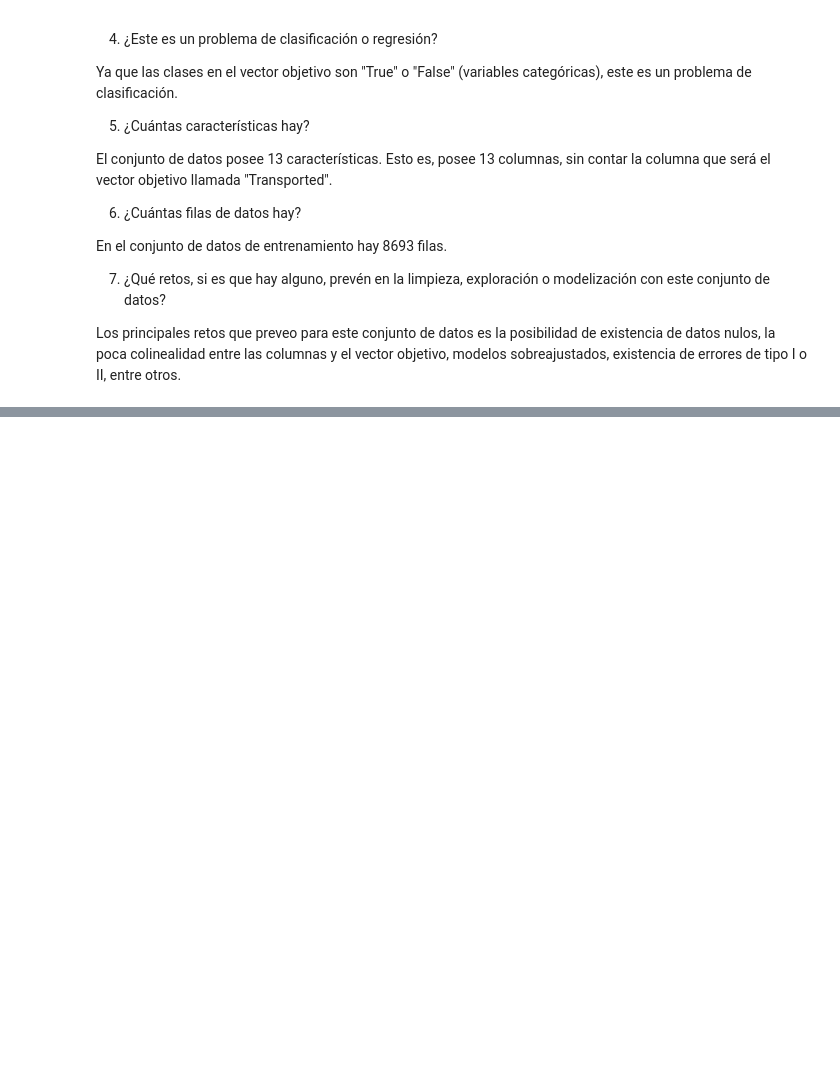
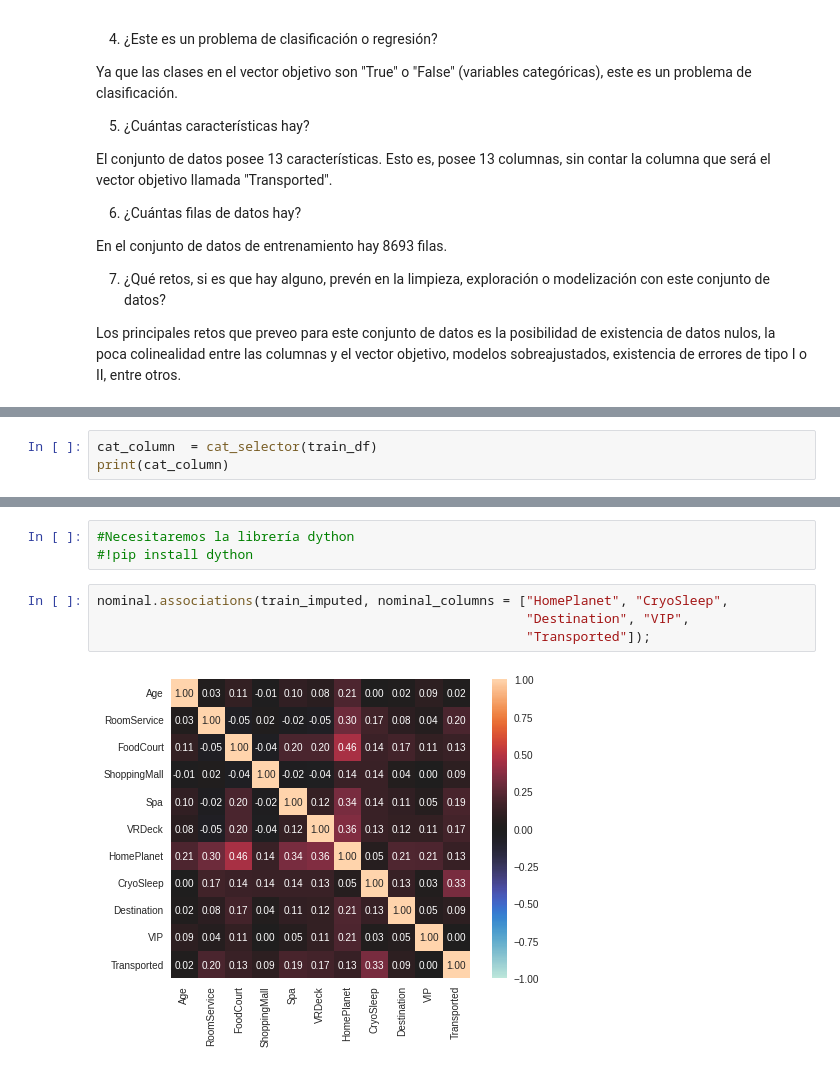
Before and after one commit to Katerine-Chanci-Echeverri/Project-2---Spaceship-Titanic, a Jupyter notebook: Proyecto2_Spaceship_Titanic.ipynb, the cells around one changed output, grey strips where cells are left out. Drawn from its saved outputs; the diff is of its cells as text; blank space fills up the shorter version.

```diff
--- a/Proyecto2_Spaceship_Titanic.ipynb
+++ b/Proyecto2_Spaceship_Titanic.ipynb
@@ -141,0 +286,3 @@ Los principales retos que preveo para este conjunto de datos es la posibilidad d
+# %%
+cat_column  = cat_selector(train_df)
+print(cat_column)
@@ -141,0 +664,9 @@ Los principales retos que preveo para este conjunto de datos es la posibilidad d
+# %%
+#Necesitaremos la librería dython
+#!pip install dython
+# %%
+nominal.associations(train_imputed, nominal_columns = ["HomePlanet", "CryoSleep",
+                                                       "Destination", "VIP",
+                                                       "Transported"]);
+# %% [output]
+[figure, added]
```
Also changed, not shown: parts of 54 cells of this notebook.
